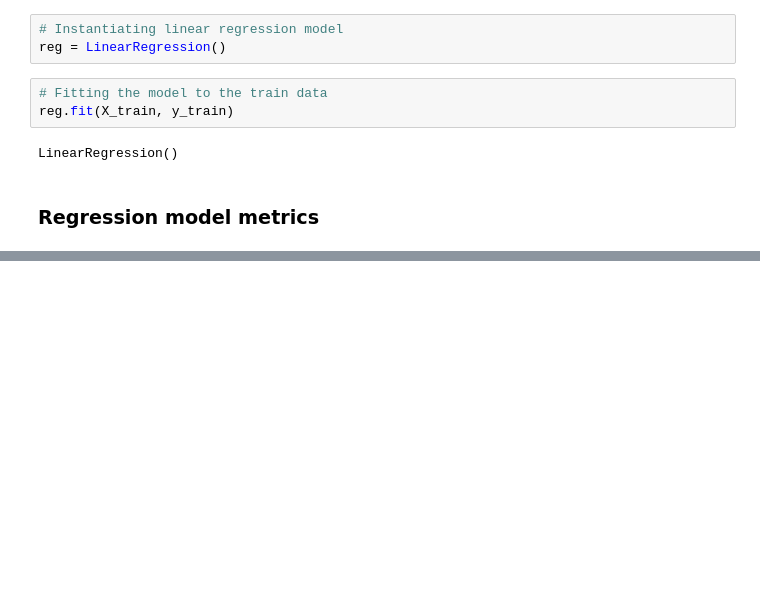
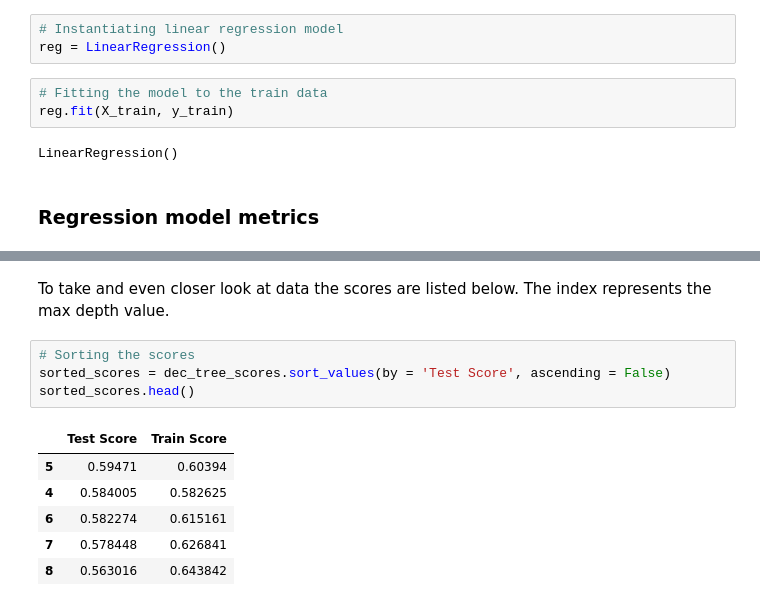
Before and after one commit to TristanConant/sales-predictions, a Jupyter notebook: ml_sales_prediction.ipynb, the cells around one changed output, grey strips where cells are left out. Cells and saved outputs as stored; diff of their text form; blank space fills up the shorter version.

```diff
--- a/ml_sales_prediction.ipynb
+++ b/ml_sales_prediction.ipynb
@@ -249,0 +306,13 @@ test_r2 = r2_score(y_test, test_pred)
+# %% [markdown]
+To take and even closer look at data the scores are listed below. The index represents the max depth value.
+# %%
+# Sorting the scores
+sorted_scores = dec_tree_scores.sort_values(by = 'Test Score', ascending = False)
+sorted_scores.head()
+# %% [output]
+|  | Test Score | Train Score |
+| 5 | 0.59471 | 0.60394 |
+| 4 | 0.584005 | 0.582625 |
+| 6 | 0.582274 | 0.615161 |
+| 7 | 0.578448 | 0.626841 |
+| 8 | 0.563016 | 0.643842 |
```
Also changed, not shown: parts of 19 cells of this notebook.
